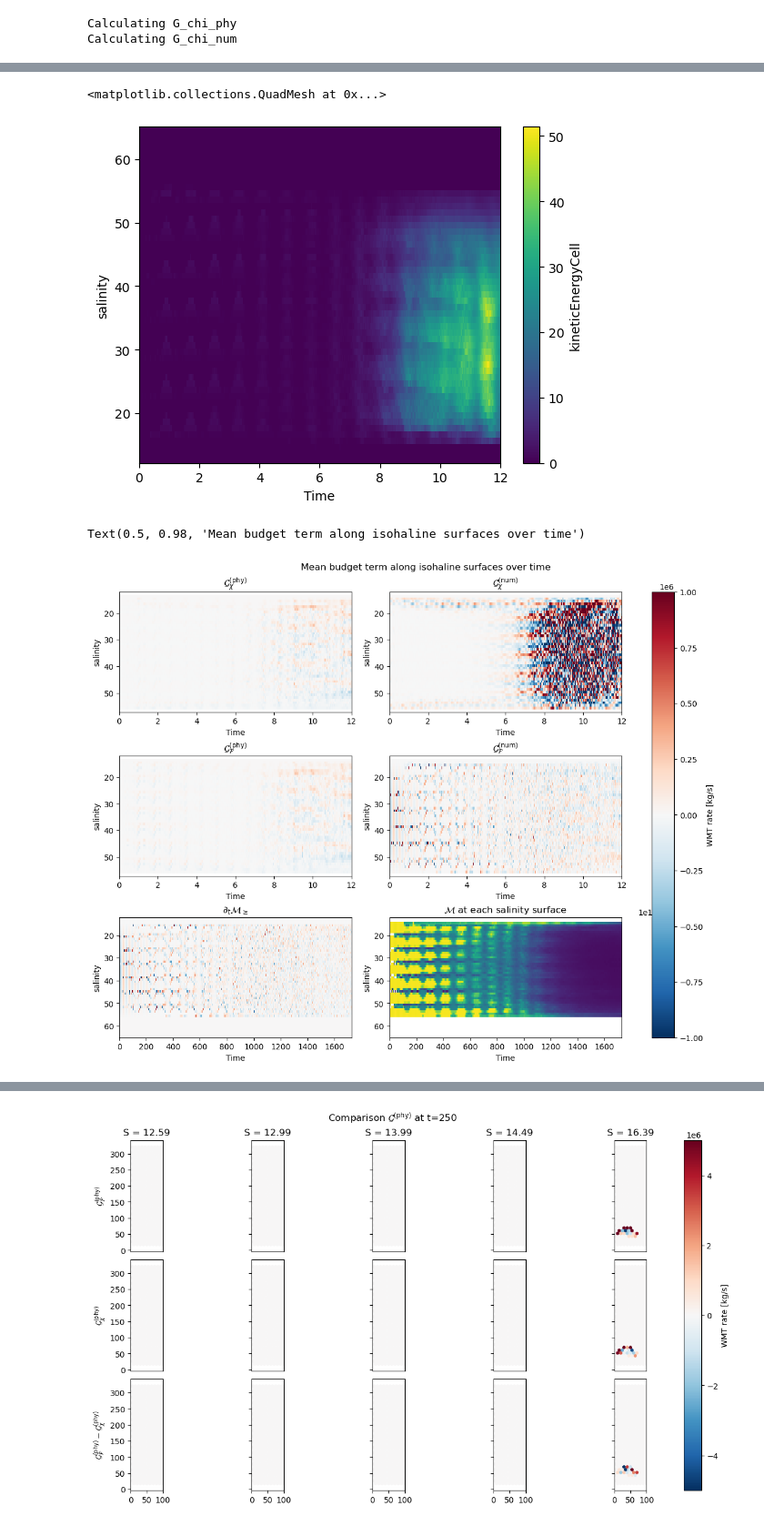
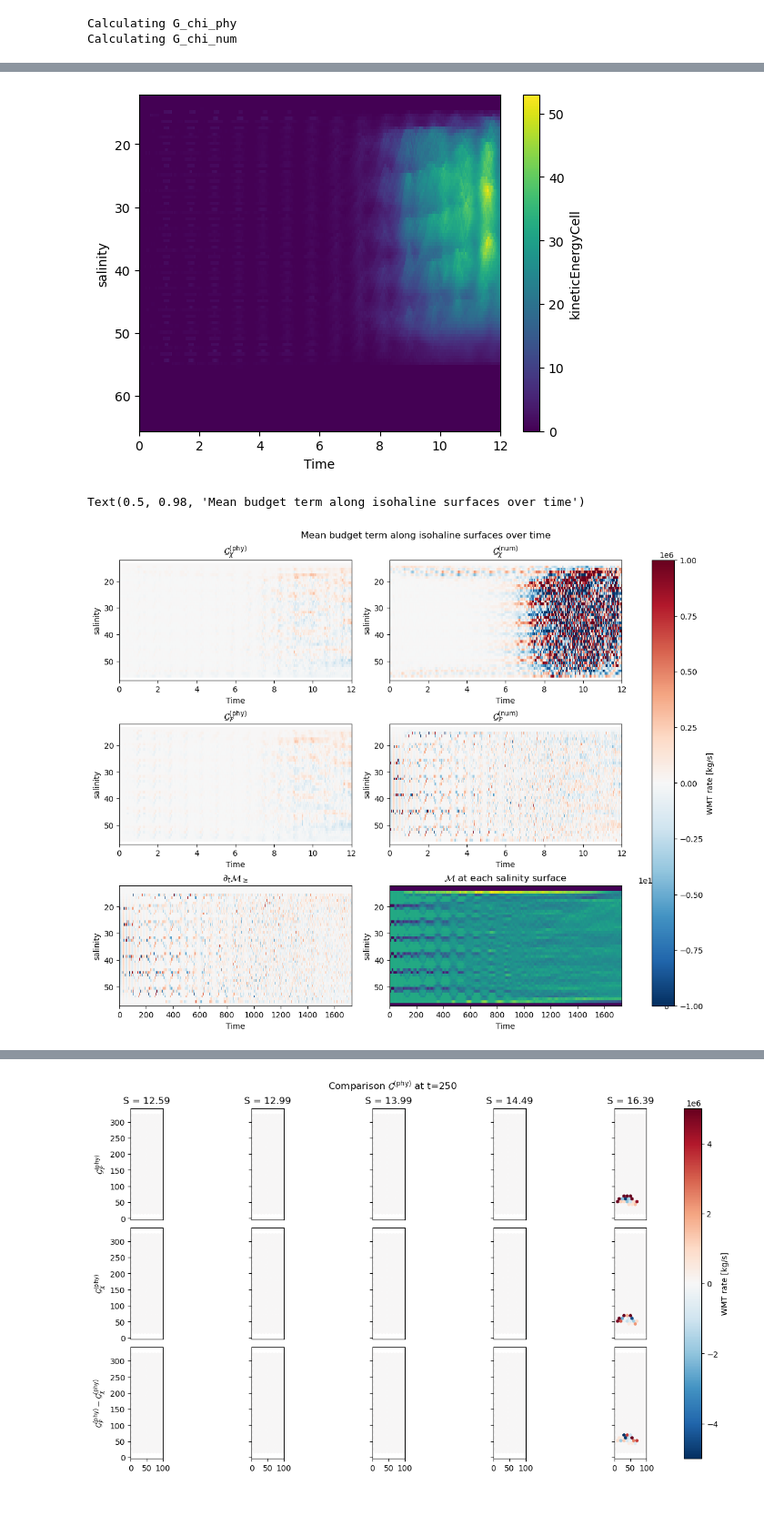
Before and after one commit to kailauyeda/WMT_DVD, a Jupyter notebook: bichan/analysis/preliminary_analysis.ipynb, the cells around one changed output, grey strips where cells are left out. Shown at 91% size. Drawn from its saved outputs; the diff is of its cells as text; code cells hidden in the pictures.

```diff
--- a/bichan/analysis/preliminary_analysis.ipynb
+++ b/bichan/analysis/preliminary_analysis.ipynb
@@ -523,7 +523,7 @@ def find_min_max_idx(da):
 --------
 # %%
 rho_0 = 1026
-target_coord_spacing = 1
+target_coord_spacing = 0.5
 
 G_F_phy_ds, G_chi_phy_ds, G_chi_num_ds, G_phy_comp_ds = calculate_G_mix(rho_0, mesh, avg_ds_output, target_coord_spacing)
 # %% [output]
@@ -537,7 +537,7 @@ Calculating G_chi_num
 # +2 to ensure that the upper and lower bins have Gphy = 0
 
 lower_bound = avg_ds_output.salinity_P1.min() - 2
-upper_bound = avg_ds_output.salinity_P1.max() + 10
+upper_bound = avg_ds_output.salinity_P1.max() + 2
 target_coords_P1 = np.arange(lower_bound,upper_bound,target_coord_spacing)
 target_coords = (target_coords_P1[1:] + target_coords_P1[:-1]) / 2
 
@@ -622,38 +768,38 @@ ke_transform = avg_ds_grid.transform(avg_ds_output.kineticEnergyCell,
 
 ke_transform.sum('nCells').plot(y='salinity')
 # avg_ds_output.kineticEnergyCell.sum('nCells').plot(y='nVertLevels')
+plt.gca().invert_yaxis()
 # %% [output]
-<matplotlib.collections.QuadMesh at 0x...>
-[figure, old version]
+[figure, new version]
 # %%
 fig, ax = plt.subplots(nrows=3,ncols=2,constrained_layout=True,figsize=(12,9))
 
 G_phy_comp_ds.G_chi_phy.mean(dim='nCells').plot(ax=ax[0,0],y='salinity',vmin=-1e6, vmax=1e6, cmap='RdBu_r', add_colorbar=False)
 ax[0,0].set_title(r'$\mathcal{G}_\chi^{\text{(phy)}}$')
 G_phy_comp_ds.G_chi_num.mean(dim='nCells').plot(ax=ax[0,1],y='salinity',vmin=-1e6, vmax=1e6, cmap='RdBu_r', add_colorbar=False)
 ax[0,1].set_title(r'$\mathcal{G}_\chi^{\text{(num)}}$')
 
 G_phy_comp_ds.G_F_phy_center.mean(dim='nCells').plot(ax=ax[1,0],y='salinity',vmin=-1e6, vmax=1e6, cmap='RdBu_r', add_colorbar=False)
 ax[1,0].set_title(r'$\mathcal{G}_\mathcal{F}^{\text{(phy)}}$')
 G_F_num.mean(dim='nCells').plot(ax=ax[1,1],y='salinity',vmin=-1e6, vmax=1e6, cmap='RdBu_r', add_colorbar=False)
 ax[1,1].set_title(r'$\mathcal{G}_\mathcal{F}^{\text{(num)}}$')
 
 c = dM_dt.mean(dim='nCells').plot(ax=ax[2,0], y='salinity', vmin=-1e6, vmax=1e6, cmap ='RdBu_r',add_colorbar=False)
 ax[2,0].set_title(r'$\partial_t \mathcal{M}_\geq$')
 
-mass_transform.mean(dim='nCells').plot(ax=ax[2,1], y='salinity')
+mass_transform.sum(dim='nCells').plot(ax=ax[2,1], y='salinity')
 ax[2,1].set_title(r'$\mathcal{M}$ at each salinity surface')
 
 fig.colorbar(c, ax=ax, label='WMT rate [kg/s]')
 
 for i in range(0,3):
     for j in range(0,2):
         ax[i,j].invert_yaxis()
 
 fig.suptitle('Mean budget term along isohaline surfaces over time')
 # %% [output]
 Text(0.5, 0.98, 'Mean budget term along isohaline surfaces over time')
-[figure, old version]
+[figure, new version]
 # %%
 remapped_vertVelocity = avg_ds_grid.transform(avg_ds_output.vertVelocityTop,
                                               'Z',
```
Also changed, not shown: parts of 24 cells of this notebook, 1 other file.
